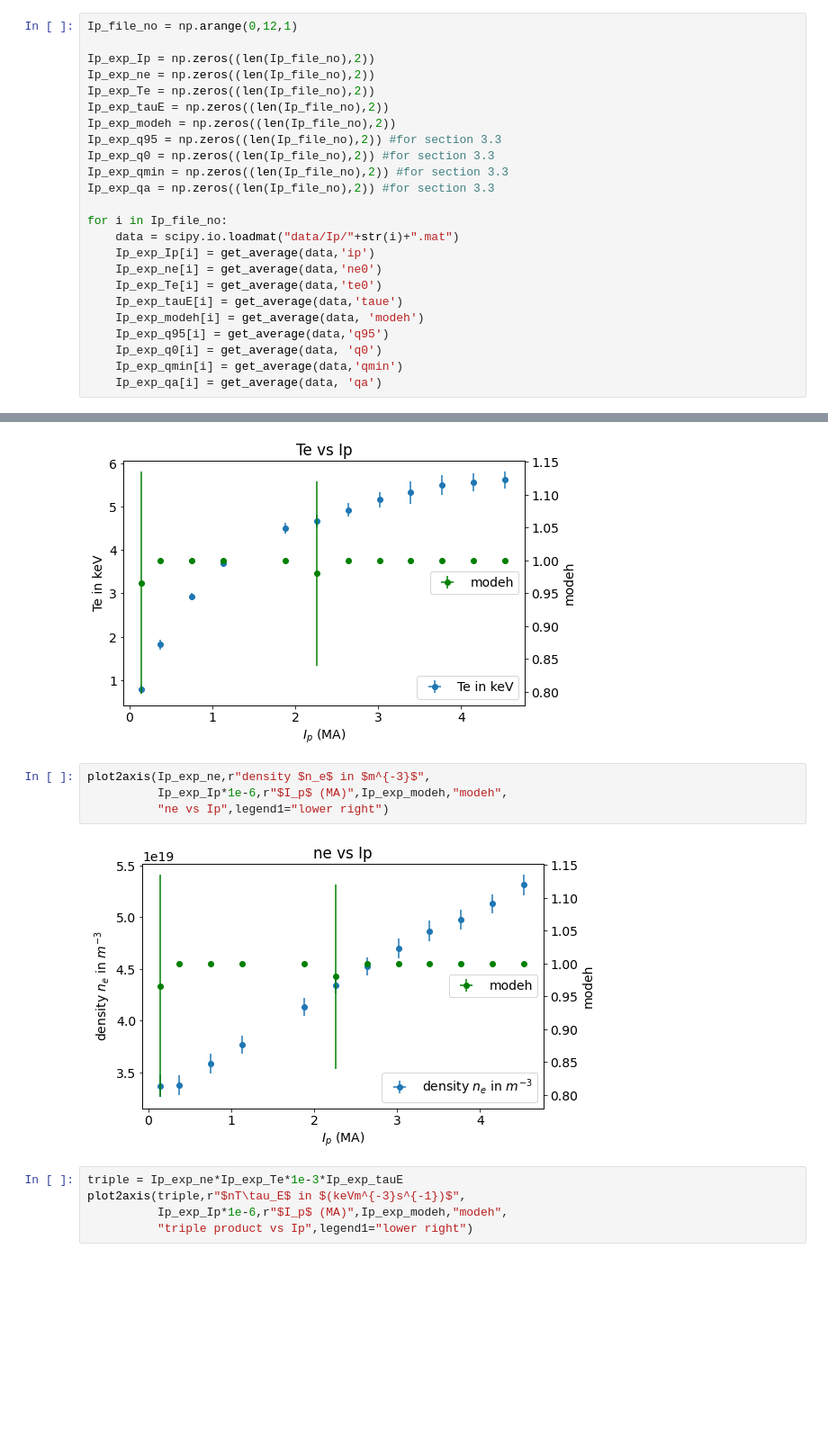
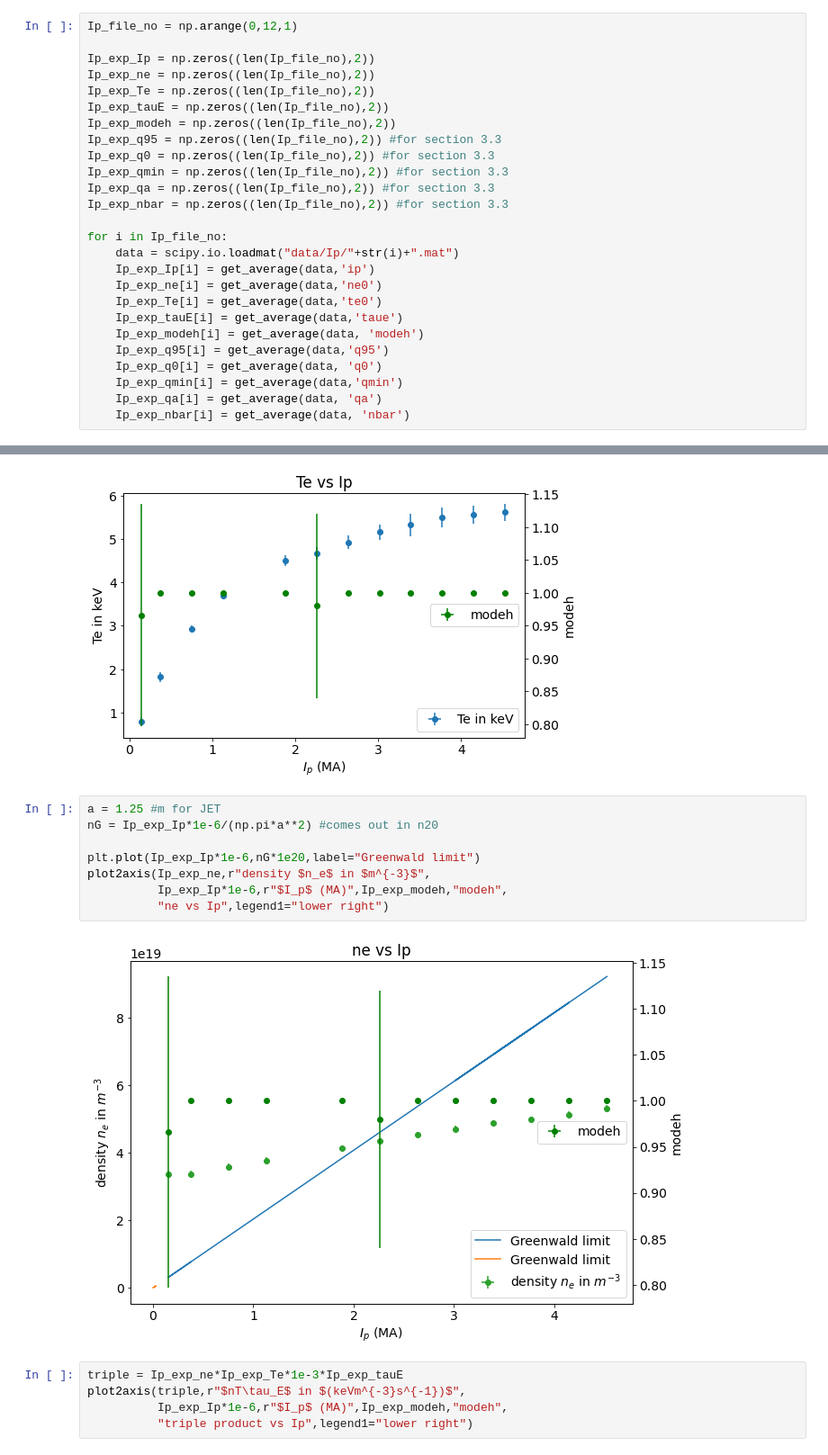
Before and after one commit to tobiasschuett/mcf-lab, a Jupyter notebook: metis/NBI_analysis.ipynb, the cells around one changed output, grey strips where cells are left out. Shown at 90% size. Drawn from its saved outputs; the diff is of its cells as text; blank space fills up the shorter version.

Commit message:
combi plots

```diff
--- a/metis/NBI_analysis.ipynb
+++ b/metis/NBI_analysis.ipynb
@@ -175,6 +175,7 @@ Ip_exp_q95 = np.zeros((len(Ip_file_no),2)) #for section 3.3
 Ip_exp_q0 = np.zeros((len(Ip_file_no),2)) #for section 3.3
 Ip_exp_qmin = np.zeros((len(Ip_file_no),2)) #for section 3.3
 Ip_exp_qa = np.zeros((len(Ip_file_no),2)) #for section 3.3
+Ip_exp_nbar = np.zeros((len(Ip_file_no),2)) #for section 3.3
 
 for i in Ip_file_no:
     data = scipy.io.loadmat("data/Ip/"+str(i)+".mat")
@@ -187,6 +188,7 @@ for i in Ip_file_no:
     Ip_exp_q0[i] = get_average(data, 'q0')
     Ip_exp_qmin[i] = get_average(data,'qmin')
     Ip_exp_qa[i] = get_average(data, 'qa')
+    Ip_exp_nbar[i] = get_average(data, 'nbar')
 # %%
 plot2axis(Ip_exp_tauE,r"confinement time $\tau_E$ in s",
           Ip_exp_Ip*1e-6,r"$I_p$ (MA)",Ip_exp_modeh,"modeh",
@@ -200,11 +202,15 @@ plot2axis(Ip_exp_Te*1e-3,r"Te in keV",
 # %% [output]
 [figure]
 # %%
+a = 1.25 #m for JET
+nG = Ip_exp_Ip*1e-6/(np.pi*a**2) #comes out in n20
+
+plt.plot(Ip_exp_Ip*1e-6,nG*1e20,label="Greenwald limit")
 plot2axis(Ip_exp_ne,r"density $n_e$ in $m^{-3}$",
           Ip_exp_Ip*1e-6,r"$I_p$ (MA)",Ip_exp_modeh,"modeh",
           "ne vs Ip",legend1="lower right")
 # %% [output]
-[figure, old version]
+[figure, new version]
 # %%
 triple = Ip_exp_ne*Ip_exp_Te*1e-3*Ip_exp_tauE
 plot2axis(triple,r"$nT\tau_E$ in $(keVm^{-3}s^{-1})$",
```
Also changed, not shown: parts of 2 cells of this notebook, 8 other files.
